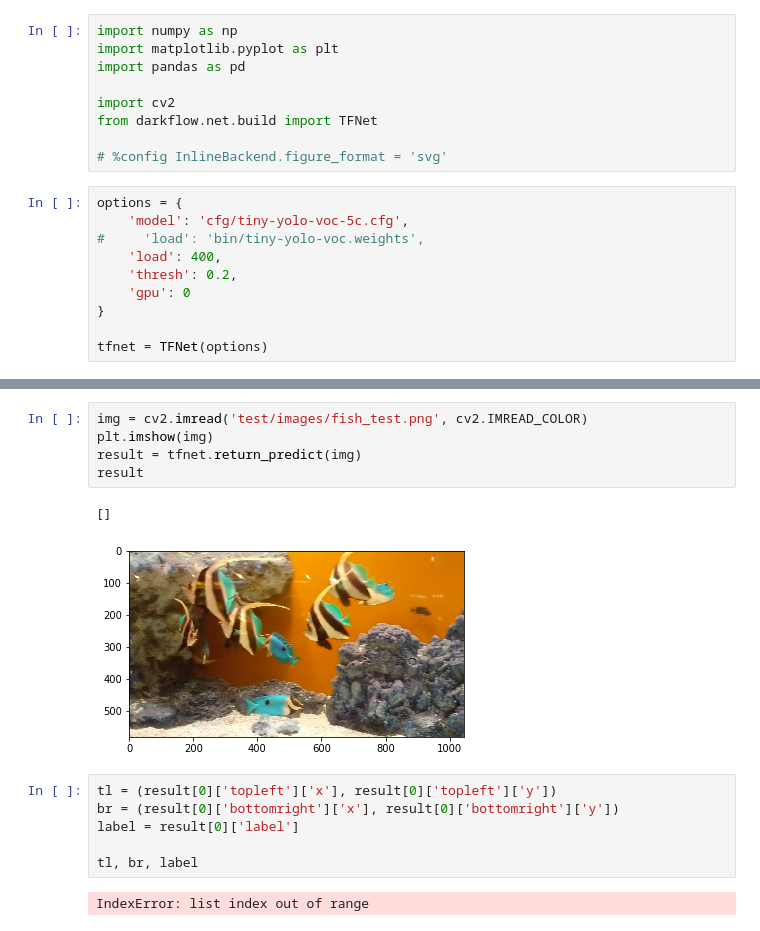
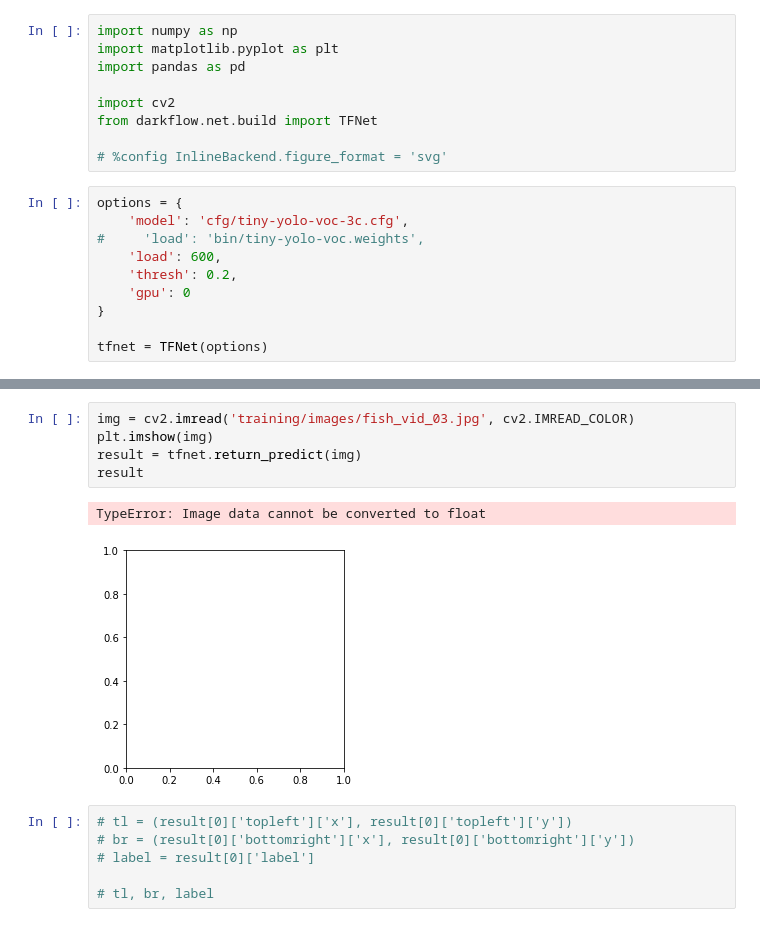
Before and after one commit to PrinceJavier/fish-ai, a Jupyter notebook: fish_ai.model_predict.ipynb, the cells around one changed output, grey strips where cells are left out. Cells and saved outputs as stored; diff of their text form.

Commit message:
finished some training

```diff
--- a/fish_ai.model_predict.ipynb
+++ b/fish_ai.model_predict.ipynb
@@ -13,9 +13,9 @@ from darkflow.net.build import TFNet
 # %config InlineBackend.figure_format = 'svg'
 # %%
 options = {
-    'model': 'cfg/tiny-yolo-voc-5c.cfg',
+    'model': 'cfg/tiny-yolo-voc-3c.cfg',
 #     'load': 'bin/tiny-yolo-voc.weights',
-    'load': 400,
+    'load': 600,
     'thresh': 0.2,
     'gpu': 0
 }
@@ -62,19 +44,17 @@ test/images/two_spot_banded_snapper_0146.jpg
 # %%
-img = cv2.imread('test/images/fish_test.png', cv2.IMREAD_COLOR)
+img = cv2.imread('training/images/fish_vid_03.jpg', cv2.IMREAD_COLOR)
 plt.imshow(img)
 result = tfnet.return_predict(img)
 result
 # %% [output]
-[]
+TypeError: Image data cannot be converted to float
-[figure, old version]
+[figure, new version]
 # %%
-tl = (result[0]['topleft']['x'], result[0]['topleft']['y'])
-br = (result[0]['bottomright']['x'], result[0]['bottomright']['y'])
-label = result[0]['label']
+# tl = (result[0]['topleft']['x'], result[0]['topleft']['y'])
+# br = (result[0]['bottomright']['x'], result[0]['bottomright']['y'])
+# label = result[0]['label']
 
-tl, br, label
+# tl, br, label
-# %% [output]
-IndexError: list index out of range
 # %%
 img2 = img
 
```
Also changed, not shown: parts of 3 cells of this notebook, 2 other files.
